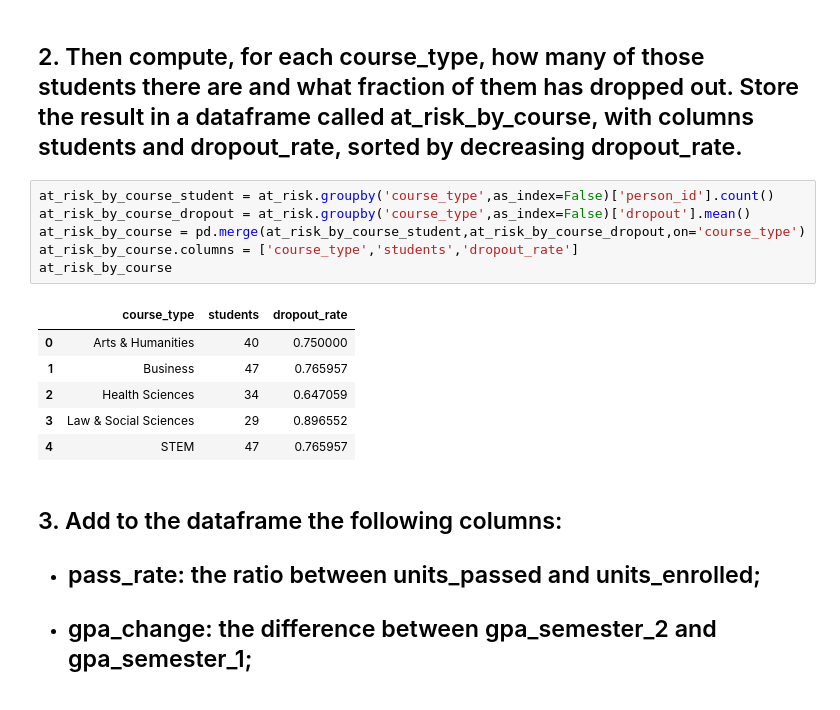
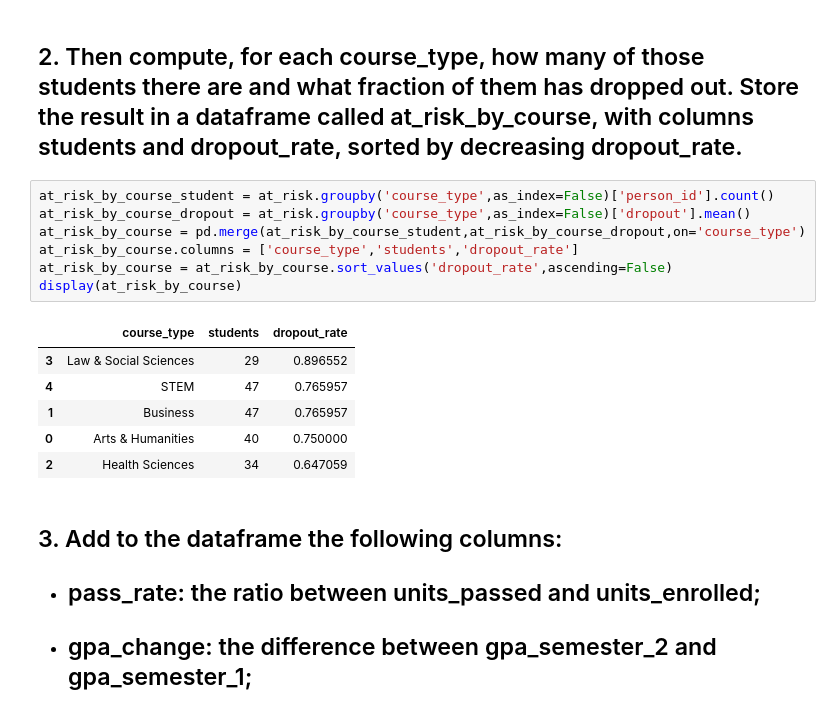
Before and after one commit to AFVicini/ViciniProjectFOCS, a Jupyter notebook: ViciniProjectFOCS.ipynb, the cells around one changed output. Drawn from its saved outputs; the diff is of its cells as text.

```diff
--- a/ViciniProjectFOCS.ipynb
+++ b/ViciniProjectFOCS.ipynb
@@ -38,16 +38,17 @@ at_risk.head(at_risk.shape[0])
 # %%
 at_risk_by_course_student = at_risk.groupby('course_type',as_index=False)['person_id'].count()
 at_risk_by_course_dropout = at_risk.groupby('course_type',as_index=False)['dropout'].mean()
 at_risk_by_course = pd.merge(at_risk_by_course_student,at_risk_by_course_dropout,on='course_type')
 at_risk_by_course.columns = ['course_type','students','dropout_rate']
-at_risk_by_course
+at_risk_by_course = at_risk_by_course.sort_values('dropout_rate',ascending=False)
+display(at_risk_by_course)
 # %% [output]
 |  | course_type | students | dropout_rate |
-| 0 | Arts & Humanities | 40 | 0.750000 |
-| 1 | Business | 47 | 0.765957 |
-| 2 | Health Sciences | 34 | 0.647059 |
 | 3 | Law & Social Sciences | 29 | 0.896552 |
 | 4 | STEM | 47 | 0.765957 |
+| 1 | Business | 47 | 0.765957 |
+| 0 | Arts & Humanities | 40 | 0.750000 |
+| 2 | Health Sciences | 34 | 0.647059 |
 # %% [markdown]
 ## 3. Add to the dataframe the following columns:
 - ## pass_rate: the ratio between units_passed and units_enrolled;
```
Also changed, not shown: parts of 4 cells of this notebook.
